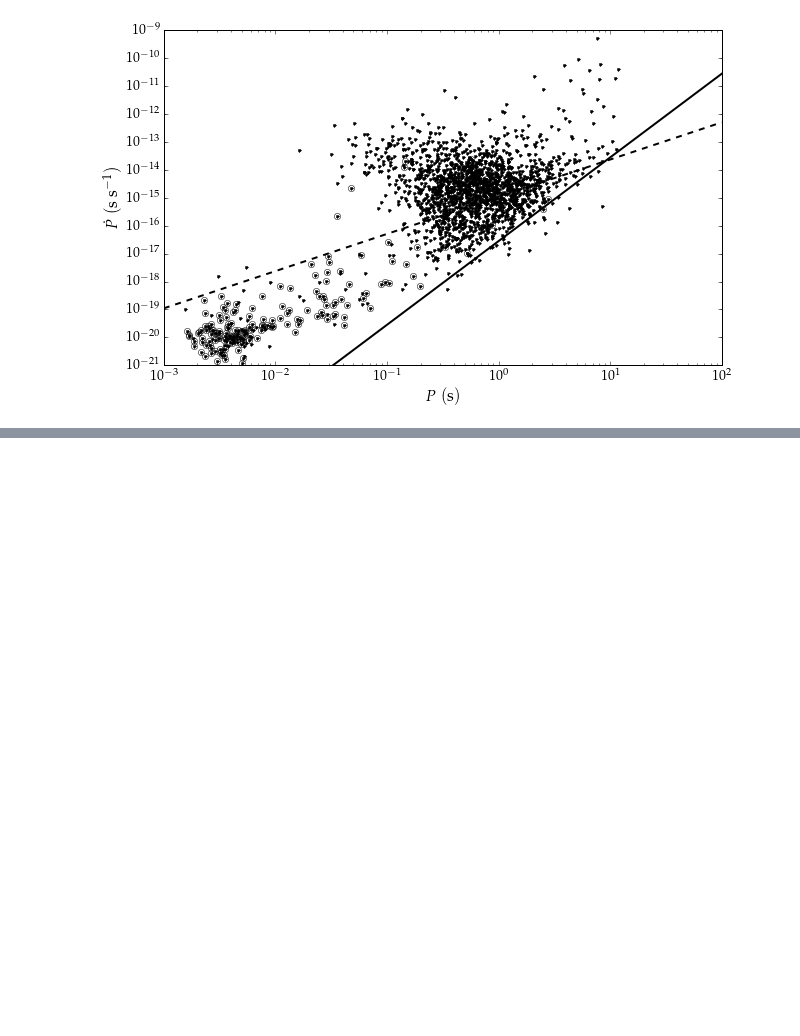
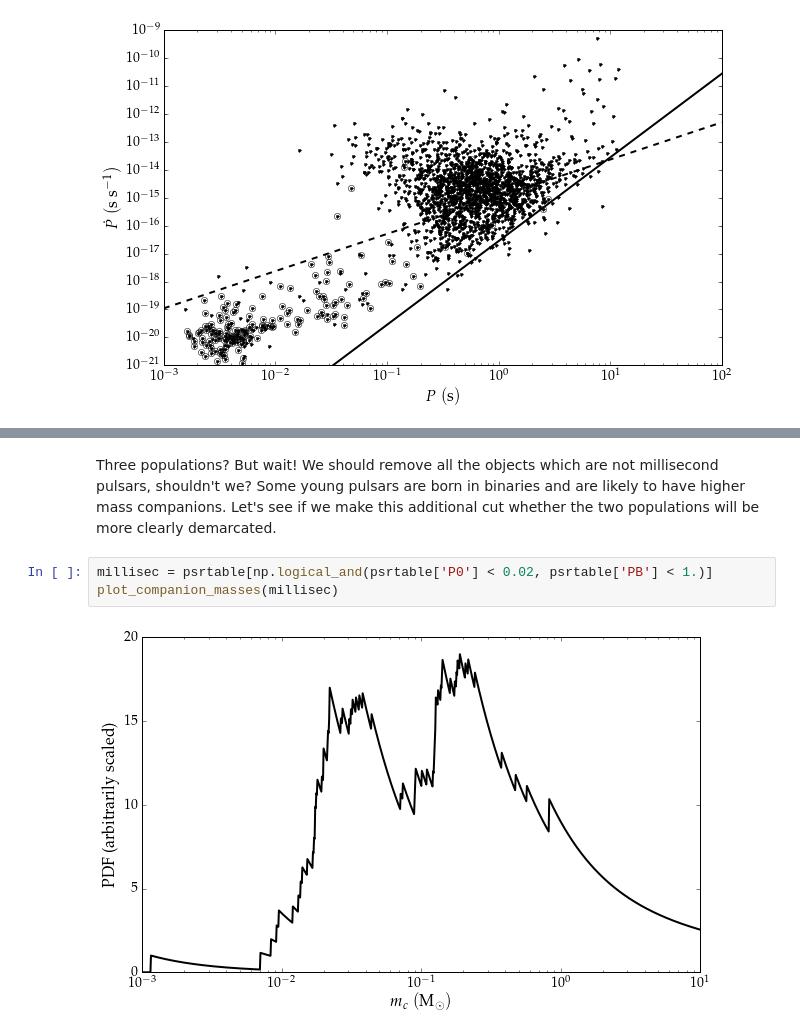
Before and after one commit to astrophysically/ATNF-Pulsar-Cat, a Jupyter notebook: ATNF.ipynb, the cells around one changed output, grey strips where cells are left out. Saved outputs shown, nothing was run; the diff lists cells and outputs as text; blank space fills up the shorter version.

```diff
--- a/ATNF.ipynb
+++ b/ATNF.ipynb
@@ -244,0 +316,7 @@ plt.ylabel(r'$\dot{P}\ {\rm(s\ s^{-1})}$', fontsize=16)
+# %% [markdown]
+Three populations? But wait! We should remove all the objects which are not millisecond pulsars, shouldn't we? Some young pulsars are born in binaries and are likely to have higher mass companions. Let's see if we make this additional cut whether the two populations will be more clearly demarcated.
+# %%
+millisec = psrtable[np.logical_and(psrtable['P0'] < 0.02, psrtable['PB'] < 1.)]
+plot_companion_masses(millisec)
+# %% [output]
+[figure, added]
```
Also changed, not shown: parts of 8 cells of this notebook, 1 other file.
